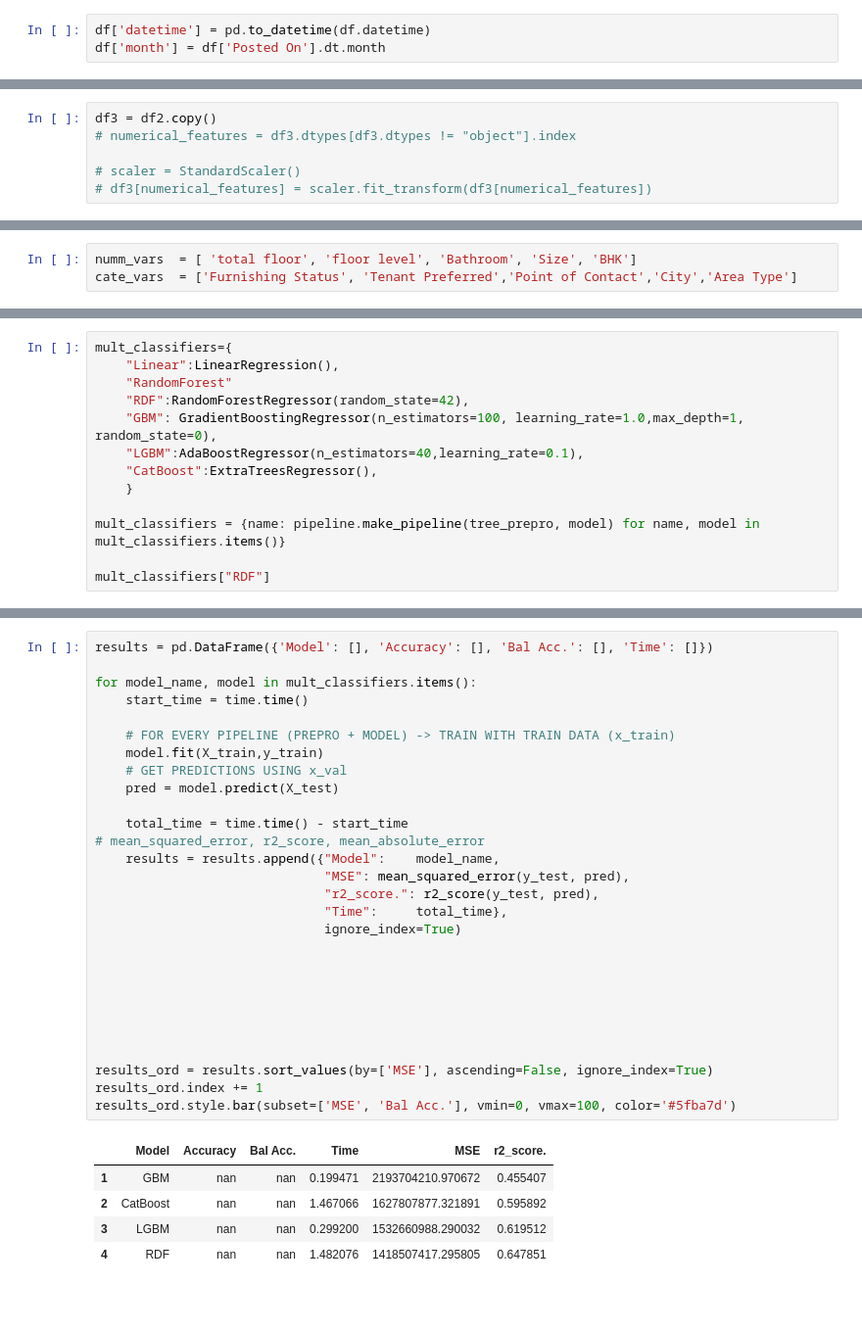
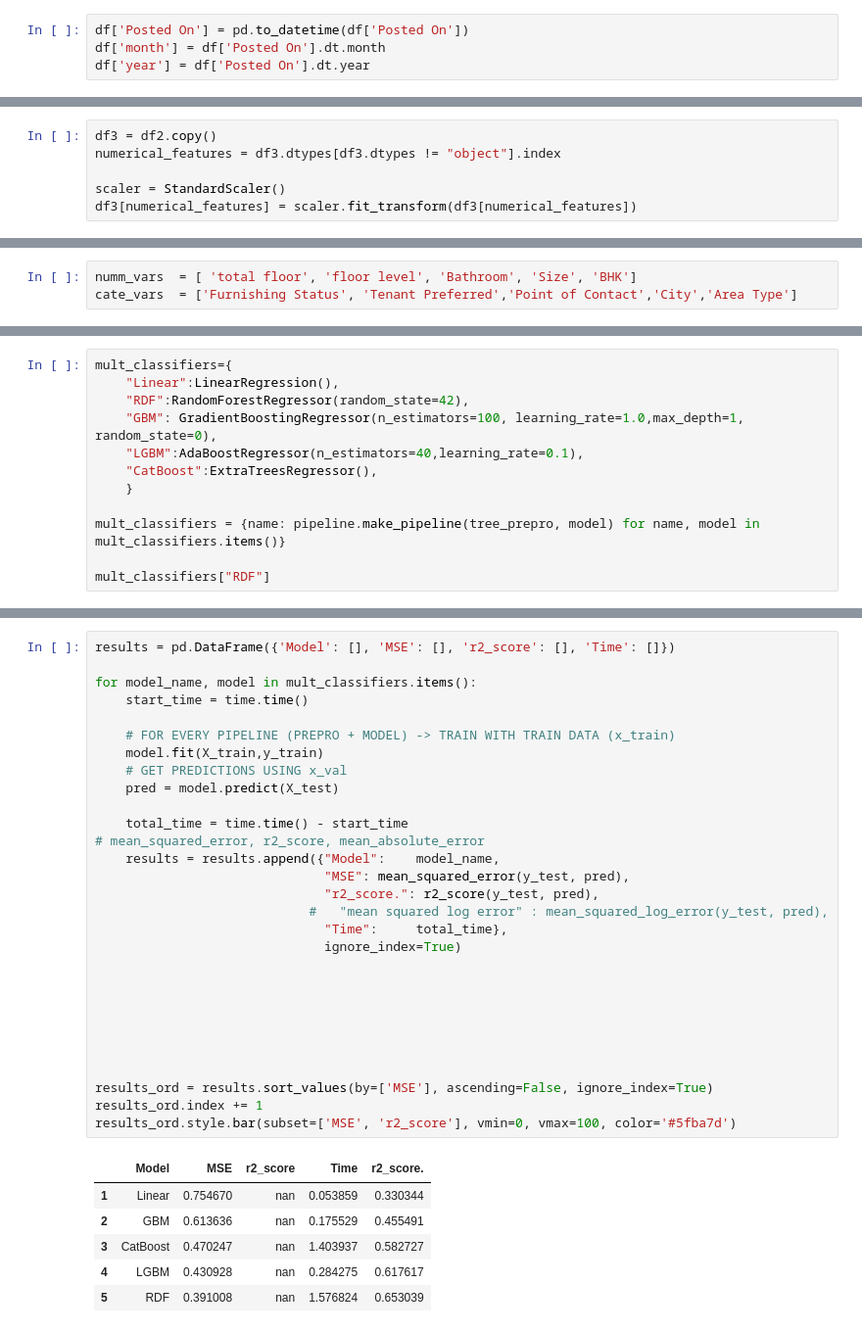
Before and after one commit to remre/housepricer, a Jupyter notebook: workenvfirst.ipynb, the cells around one changed output, grey strips where cells are left out. Shown: that part at 98% size. Saved outputs shown, nothing was run; the diff lists cells and outputs as text; blank space fills up the shorter version.

Commit message:
now score is around 79 which is nice

```diff
--- a/workenvfirst.ipynb
+++ b/workenvfirst.ipynb
@@ -94,5 +94,6 @@ df
 # %% [markdown]
 #### tune it
 # %%
-df['datetime'] = pd.to_datetime(df.datetime)
+df['Posted On'] = pd.to_datetime(df['Posted On'])
 df['month'] = df['Posted On'].dt.month
+df['year'] = df['Posted On'].dt.year
@@ -364,10 +383,10 @@ from sklearn.ensemble import StackingRegressor
 from sklearn import tree
 # %%
 df3 = df2.copy()
-# numerical_features = df3.dtypes[df3.dtypes != "object"].index
+numerical_features = df3.dtypes[df3.dtypes != "object"].index
 
-# scaler = StandardScaler()
-# df3[numerical_features] = scaler.fit_transform(df3[numerical_features])
+scaler = StandardScaler()
+df3[numerical_features] = scaler.fit_transform(df3[numerical_features])
 # %%
 X = df3.drop('Rent',axis=1)
 y =df3[['Rent']].values
@@ -577,7 +597,6 @@ ColumnTransformer(transformers=[('cat mult',
 # %%
 mult_classifiers={
     "Linear":LinearRegression(),
-    "RandomForest"
     "RDF":RandomForestRegressor(random_state=42),
     "GBM": GradientBoostingRegressor(n_estimators=100, learning_rate=1.0,max_depth=1, random_state=0),
     "LGBM":AdaBoostRegressor(n_estimators=40,learning_rate=0.1),
@@ -606,36 +625,38 @@ Pipeline(steps=[('columntransformer',
                 ('randomforestregressor',
                  RandomForestRegressor(random_state=42))])
 # %%
-results = pd.DataFrame({'Model': [], 'Accuracy': [], 'Bal Acc.': [], 'Time': []})
+results = pd.DataFrame({'Model': [], 'MSE': [], 'r2_score': [], 'Time': []})
 
 for model_name, model in mult_classifiers.items():
     start_time = time.time()
 
     # FOR EVERY PIPELINE (PREPRO + MODEL) -> TRAIN WITH TRAIN DATA (x_train)
     model.fit(X_train,y_train)
     # GET PREDICTIONS USING x_val
     pred = model.predict(X_test)
 
     total_time = time.time() - start_time
 # mean_squared_error, r2_score, mean_absolute_error
     results = results.append({"Model":    model_name,
                               "MSE": mean_squared_error(y_test, pred),
                               "r2_score.": r2_score(y_test, pred),
+                            #   "mean squared log error" : mean_squared_log_error(y_test, pred),
                               "Time":     total_time},
                               ignore_index=True)
 
 
 
 
 
 
 
 results_ord = results.sort_values(by=['MSE'], ascending=False, ignore_index=True)
 results_ord.index += 1
-results_ord.style.bar(subset=['MSE', 'Bal Acc.'], vmin=0, vmax=100, color='#5fba7d')
+results_ord.style.bar(subset=['MSE', 'r2_score'], vmin=0, vmax=100, color='#5fba7d')
 # %% [output]
-|  | Model | Accuracy | Bal Acc. | Time | MSE | r2_score. |
-| 1 | GBM | nan | nan | 0.199471 | 2193704210.970672 | 0.455407 |
-| 2 | CatBoost | nan | nan | 1.467066 | 1627807877.321891 | 0.595892 |
-| 3 | LGBM | nan | nan | 0.299200 | 1532660988.290032 | 0.619512 |
-| 4 | RDF | nan | nan | 1.482076 | 1418507417.295805 | 0.647851 |
+|  | Model | MSE | r2_score | Time | r2_score. |
+| 1 | Linear | 0.754670 | nan | 0.053859 | 0.330344 |
+| 2 | GBM | 0.613636 | nan | 0.175529 | 0.455491 |
+| 3 | CatBoost | 0.470247 | nan | 1.403937 | 0.582727 |
+| 4 | LGBM | 0.430928 | nan | 0.284275 | 0.617617 |
+| 5 | RDF | 0.391008 | nan | 1.576824 | 0.653039 |
```
Also changed, not shown: parts of 17 cells of this notebook.
